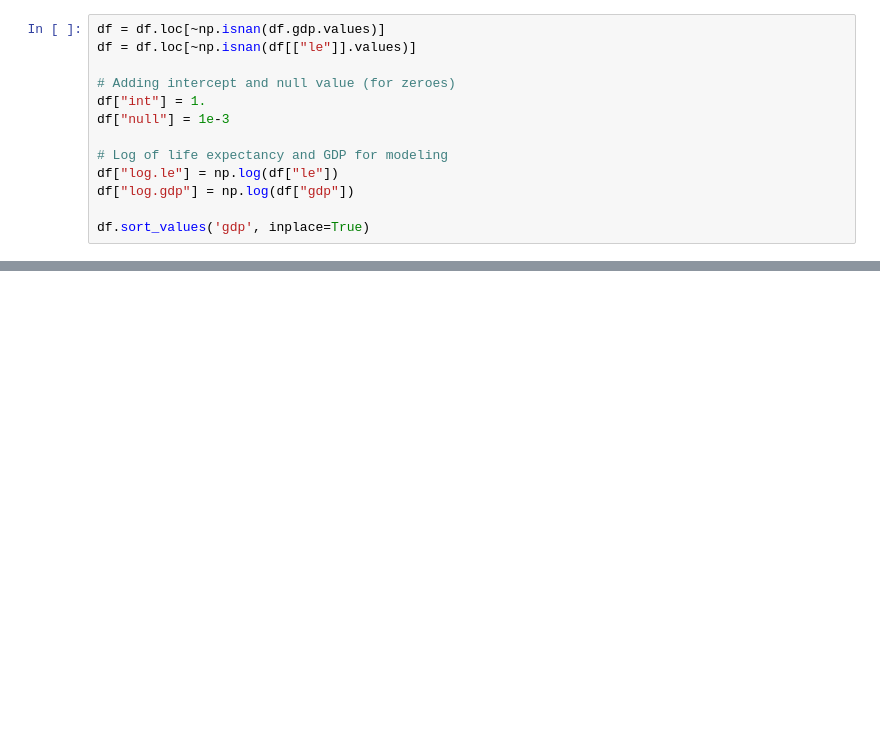
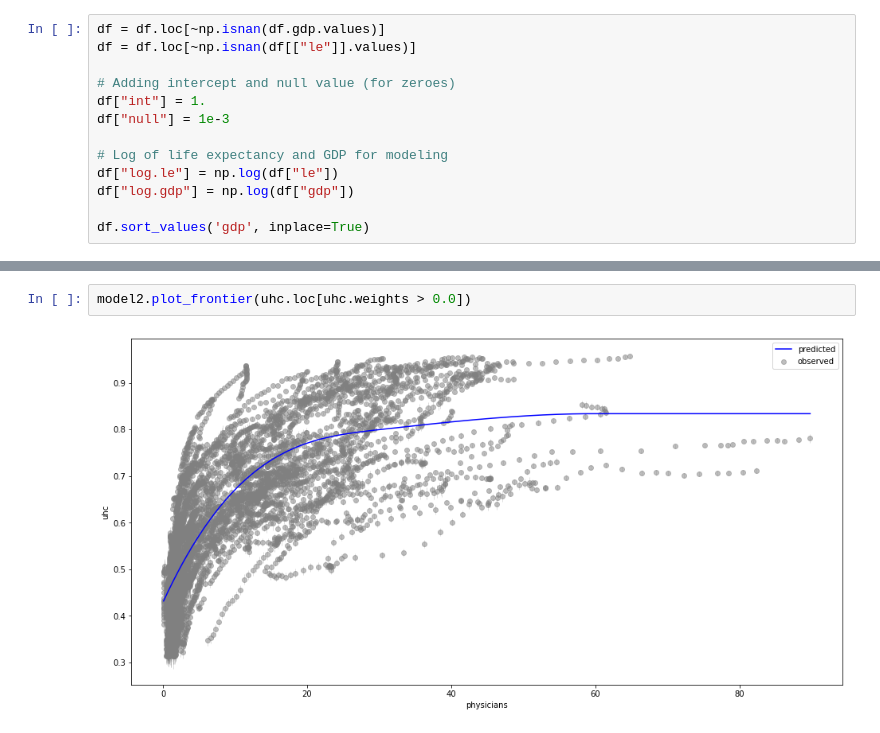
Before and after one commit to ihmeuw-msca/sfma, a Jupyter notebook: notebooks/GDP and LE.ipynb, the cells around one changed output, grey strips where cells are left out. Cells and saved outputs as stored; diff of their text form; blank space fills up the shorter version.

```diff
--- a/notebooks/GDP and LE.ipynb
+++ b/notebooks/GDP and LE.ipynb
@@ -50,0 +103,4 @@ model.plot_frontier(df)
+# %%
+model2.plot_frontier(uhc.loc[uhc.weights > 0.0])
+# %% [output]
+[figure, added]
```
Also changed, not shown: parts of 13 cells of this notebook, 2 other files.
